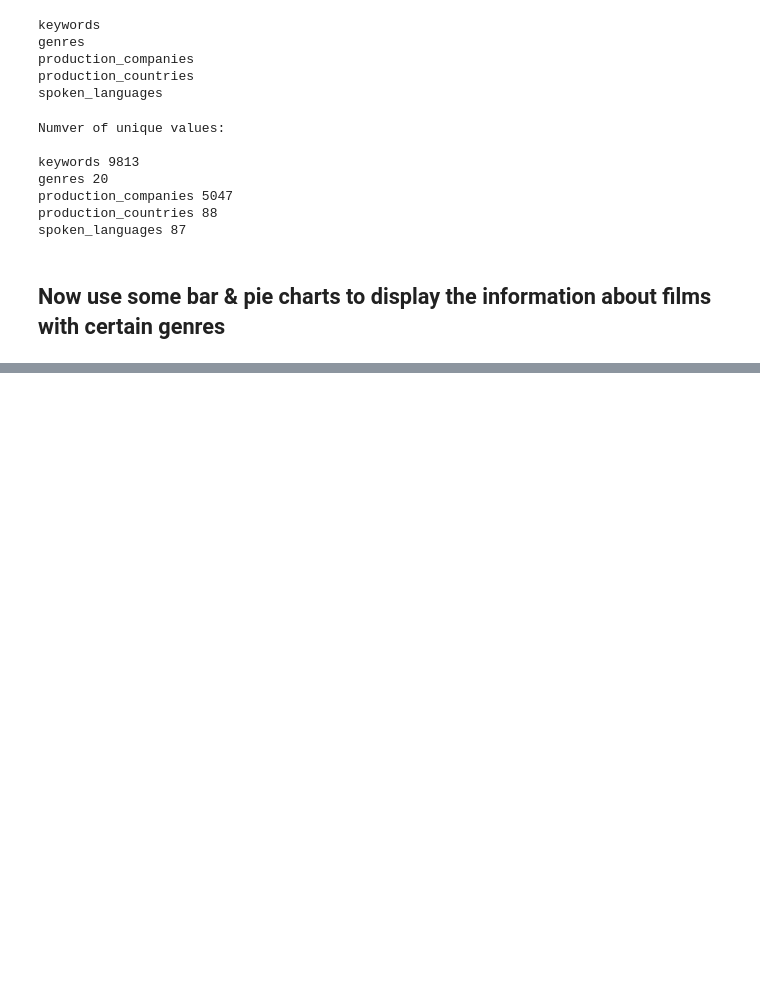
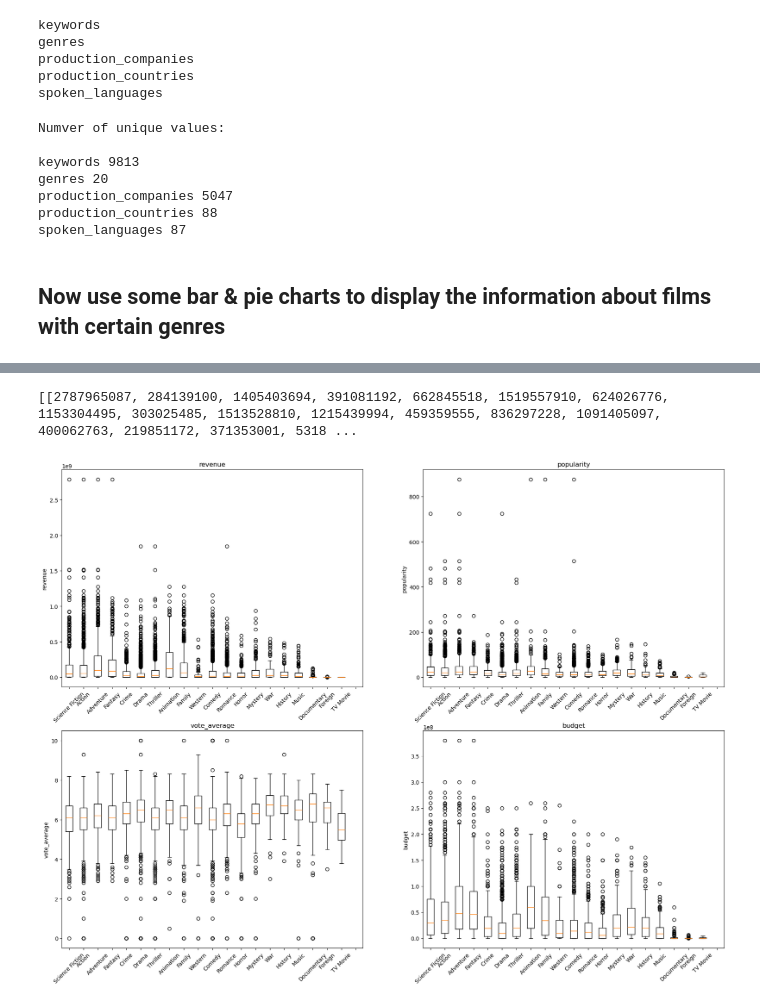
Before and after one commit to haydentbs/MovieDataEDA, a Jupyter notebook: eda.ipynb, the cells around one changed output, grey strips where cells are left out. Drawn from its saved outputs; the diff is of its cells as text; code cells hidden in the pictures; blank space fills up the shorter version.

Commit message:
boxplots

```diff
--- a/eda.ipynb
+++ b/eda.ipynb
@@ -295,0 +301,35 @@ plt.show()
+# %%
+df_genre.groupby('genres_ids')[['genres_ids','revenue']].head()
+arrays = [list(df_genre.loc[df_genre['genres_ids']==genre]['revenue']) for genre in list(df_genre['genres_ids'].unique())]
+print(arrays)
+# %% [output]
+[[2787965087, 284139100, 1405403694, 391081192, 662845518, 1519557910, 624026776, 1153304495, 303025485, 1513528810, 1215439994, 459359555, 836297228, 1091405097, 400062763, 219851172, 371353001, 5318 ...
+# %%
+def boxplots(columns):
+
+    n_cols = min(len(columns),2)
+    n_rows = int(n_cols/2 +1)
+
+    fig, axes = plt.subplots(figsize=(22,8*n_rows), ncols=n_cols, nrows=n_rows)
+    axes = axes.flatten()
+
+    for i, category in enumerate(columns):
+        ax = axes[i]
+
+        # rev_values = [list(df_genre.loc[df_genre['genres_ids']==genre][category]) for genre in list(df_genre['genres_ids'].unique())]
+        # # rev_labels = [name_from_key(x, 'genres') for x in list(df_genre.keys())]
+        # array = list(group_genre_df.keys())
+        # print(list(df_genre['genres_ids'].unique()))
+        rev_labels = [None if np.isnan(x) else name_from_key(x, 'genres')  for x in list(df_genre['genres_ids'].unique())]
+
+
+        ax.boxplot(x=[list(df_genre.loc[df_genre['genres_ids']==genre][category]) for genre in list(df_genre['genres_ids'].unique())])
+
+        ax.set_xticklabels(rev_labels, rotation=45)
+        ax.set_ylabel(category)
+        ax.set_title(category)
+    plt.show()
+
+boxplots(['revenue', 'popularity', 'vote_average', 'budget'])
+# %% [output]
+[figure, added]
```
Also changed, not shown: parts of 1 cell of this notebook.
